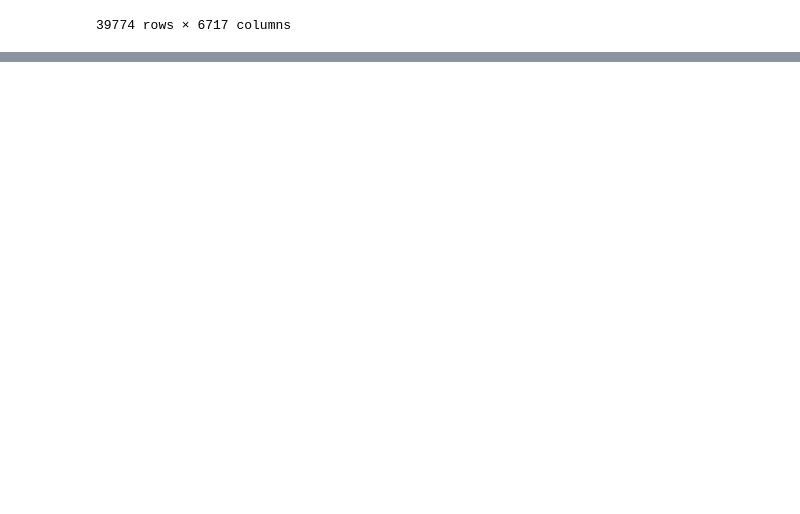
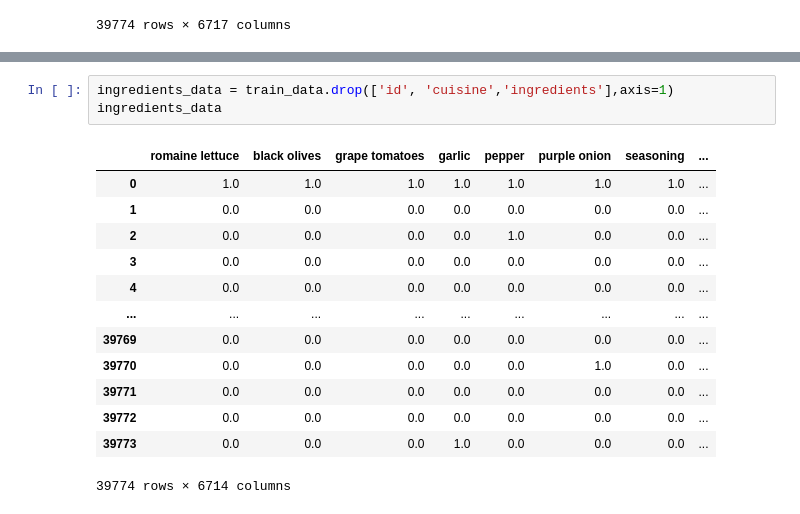
Before and after one commit to NovemForxuz/What-s-Cooking, a Jupyter notebook: Mini Project Draft.ipynb, the cells around one changed output, grey strips where cells are left out. Cells and saved outputs as stored; diff of their text form; blank space fills up the shorter version.

```diff
--- a/Mini Project Draft.ipynb
+++ b/Mini Project Draft.ipynb
@@ -146,0 +173,17 @@ train_data
+# %%
+ingredients_data = train_data.drop(['id', 'cuisine','ingredients'],axis=1)
+ingredients_data
+# %% [output]
+|  | romaine lettuce | black olives | grape tomatoes | garlic | pepper | purple onion | seasoning | ... |
+| 0 | 1.0 | 1.0 | 1.0 | 1.0 | 1.0 | 1.0 | 1.0 | ... |
+| 1 | 0.0 | 0.0 | 0.0 | 0.0 | 0.0 | 0.0 | 0.0 | ... |
+| 2 | 0.0 | 0.0 | 0.0 | 0.0 | 1.0 | 0.0 | 0.0 | ... |
+| 3 | 0.0 | 0.0 | 0.0 | 0.0 | 0.0 | 0.0 | 0.0 | ... |
+| 4 | 0.0 | 0.0 | 0.0 | 0.0 | 0.0 | 0.0 | 0.0 | ... |
+| ... | ... | ... | ... | ... | ... | ... | ... | ... |
+| 39769 | 0.0 | 0.0 | 0.0 | 0.0 | 0.0 | 0.0 | 0.0 | ... |
+| 39770 | 0.0 | 0.0 | 0.0 | 0.0 | 0.0 | 1.0 | 0.0 | ... |
+| 39771 | 0.0 | 0.0 | 0.0 | 0.0 | 0.0 | 0.0 | 0.0 | ... |
+| 39772 | 0.0 | 0.0 | 0.0 | 0.0 | 0.0 | 0.0 | 0.0 | ... |
+| 39773 | 0.0 | 0.0 | 0.0 | 1.0 | 0.0 | 0.0 | 0.0 | ... |
+39774 rows × 6714 columns
```
Also changed, not shown: parts of 8 cells of this notebook.
